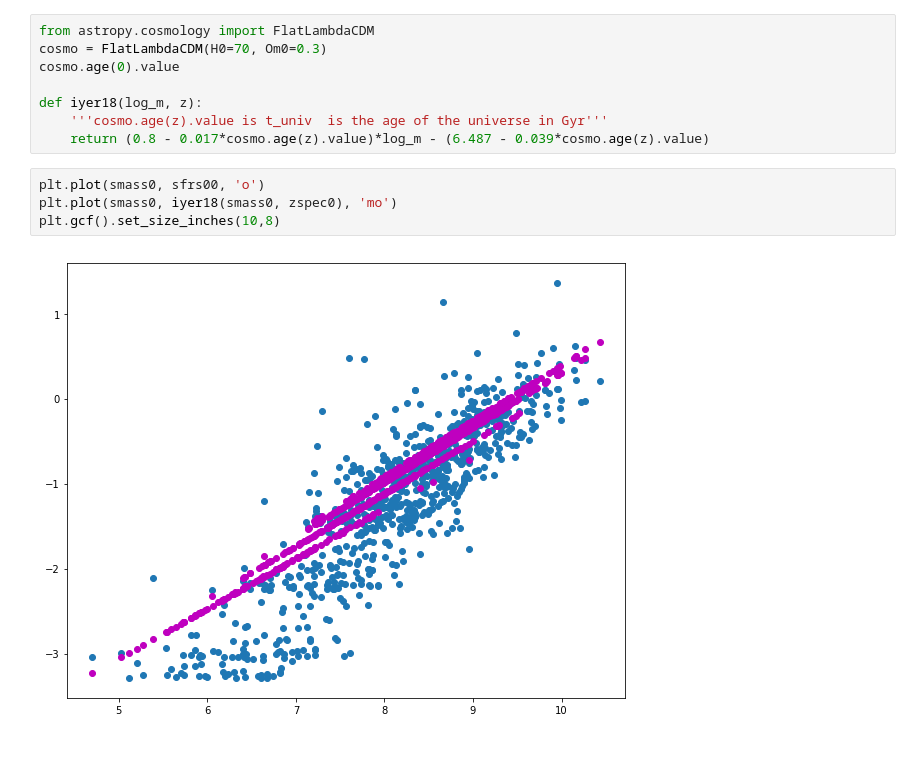
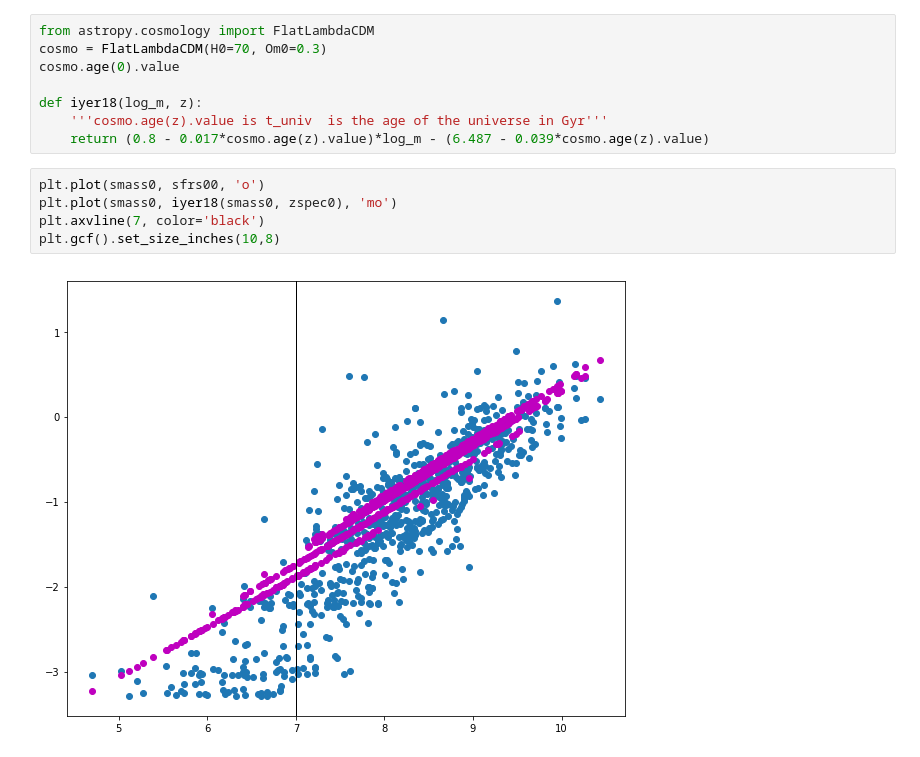
Before and after one commit to kaitshin/LowM_MainSequence, a Jupyter notebook: redshift_dependency.ipynb, the cells around one changed output. Cells and saved outputs as stored; diff of their text form.

```diff
--- a/redshift_dependency.ipynb
+++ b/redshift_dependency.ipynb
@@ -1118,6 +1116,7 @@ def iyer18(log_m, z):
 # %%
 plt.plot(smass0, sfrs00, 'o')
 plt.plot(smass0, iyer18(smass0, zspec0), 'mo')
+plt.axvline(7, color='black')
 plt.gcf().set_size_inches(10,8)
 # %% [output]
-[figure, old version]
+[figure, new version]
```
Also changed, not shown: parts of 4 cells of this notebook.
